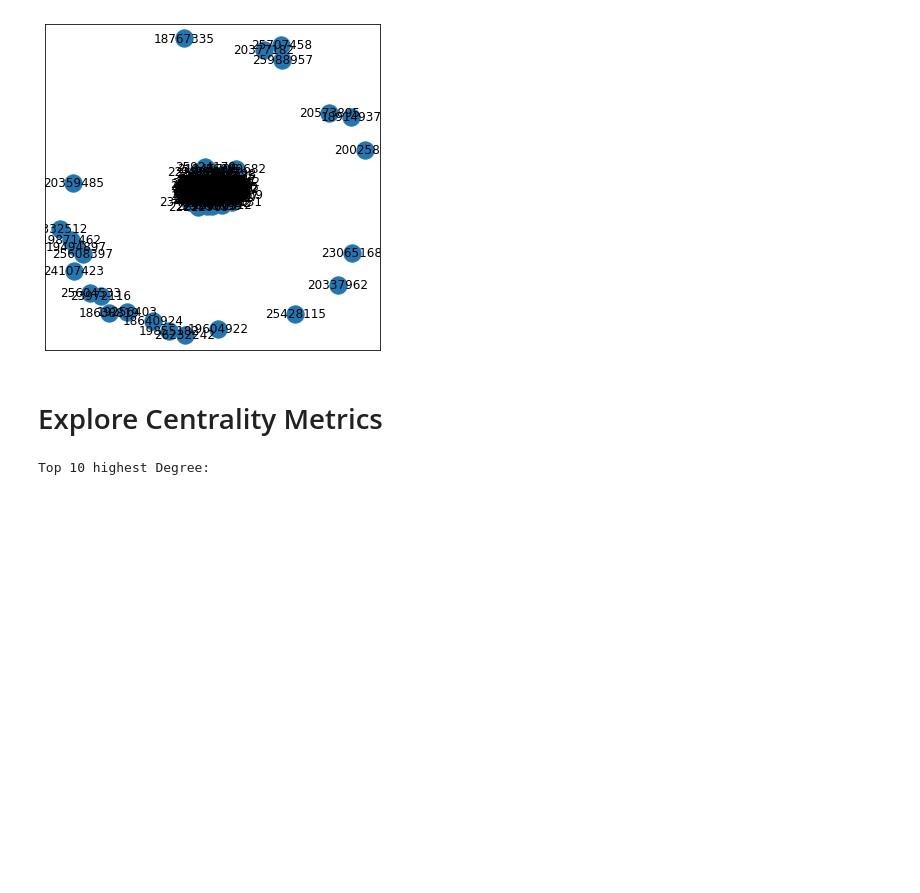
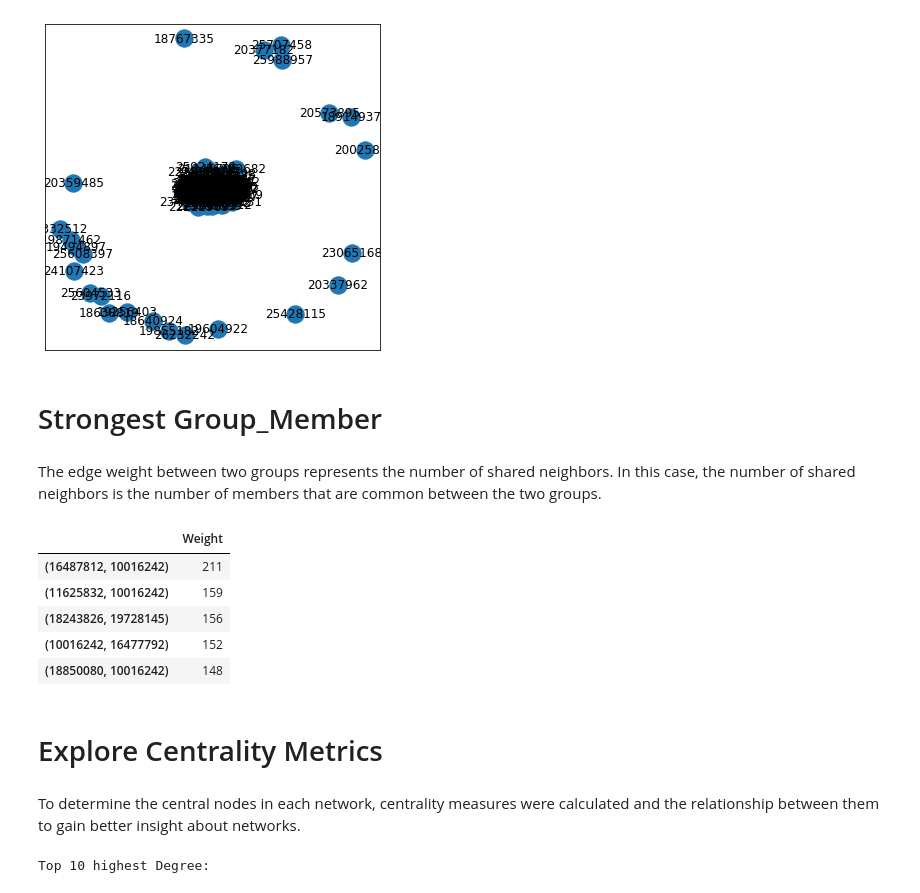
Before and after one commit to mharrisonbaker/DATA620, a Jupyter notebook: Project 2.ipynb, the cells around one changed output. Drawn from its saved outputs; the diff is of its cells as text; code cells hidden in the pictures; blank space fills up the shorter version.

```diff
--- a/Project 2.ipynb
+++ b/Project 2.ipynb
@@ -98,8 +98,26 @@ plt.figure(3,figsize=(6,6))
 nx.draw_networkx(group_member)
 # %% [output]
 [figure]
+# %% [markdown]
+# Strongest Group_Member
+# %% [markdown]
+The edge weight between two groups represents the number of shared neighbors. In this case, the number of shared neighbors is the number of members that are common between the two groups.
+# %%
+strong_group_member = pd.DataFrame.from_dict(nx.get_edge_attributes(group_member, 'weight'), orient='index', columns=['Weight']) \
+.sort_values(by=['Weight'], ascending=False).head()
+
+strong_group_member
+# %% [output]
+|  | Weight |
+| (16487812, 10016242) | 211 |
+| (11625832, 10016242) | 159 |
+| (18243826, 19728145) | 156 |
+| (10016242, 16477792) | 152 |
+| (18850080, 10016242) | 148 |
 # %% [markdown]
 # Explore Centrality Metrics
+# %% [markdown]
+To determine the central nodes in each network, centrality measures were calculated and the relationship between them to gain better insight about networks.
 # %%
 # look at degree centrality
 deg = nx.degree(group_member)
```
Also changed, not shown: parts of 6 cells of this notebook.
